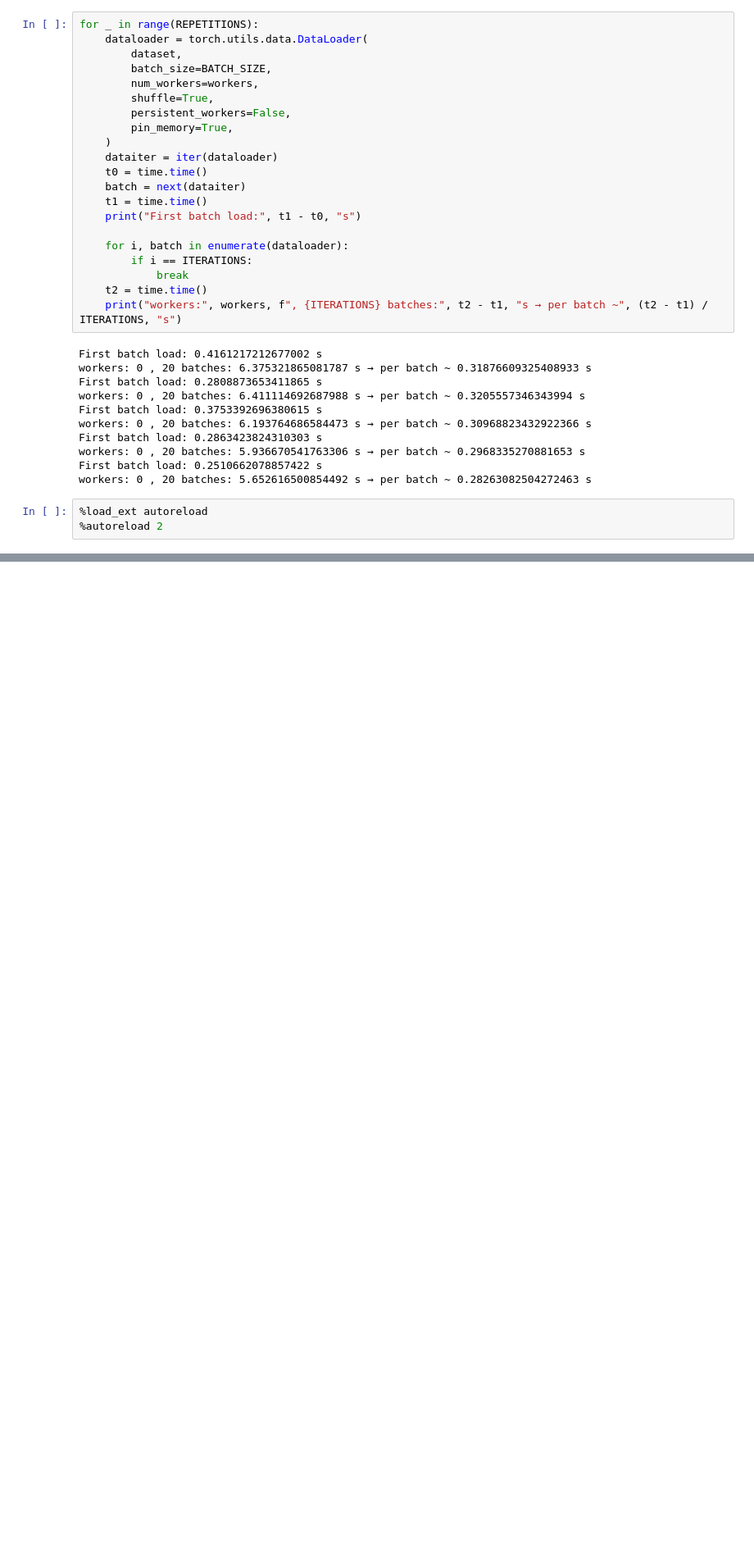
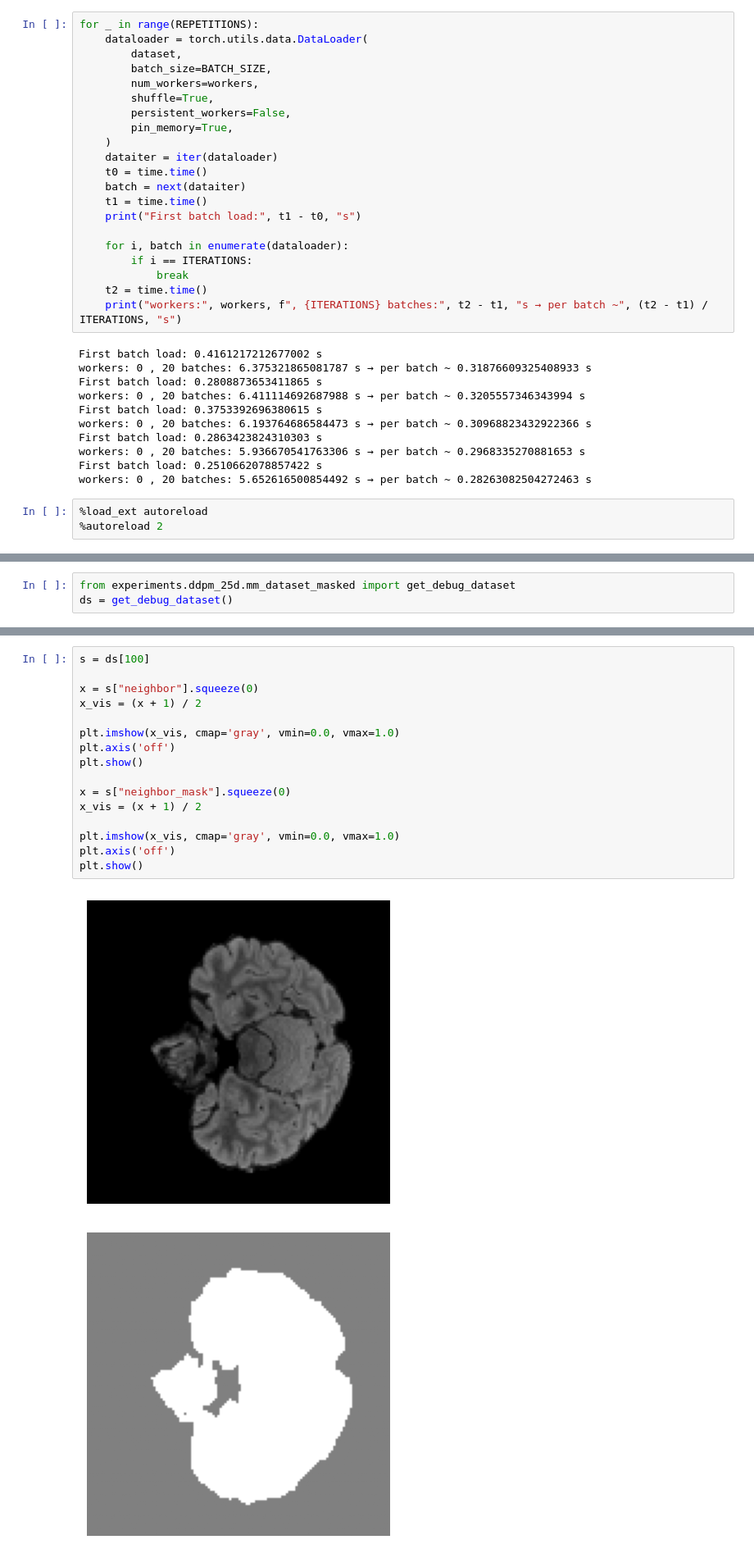
Before and after one commit to Hajny25/mri-diffusion, a Jupyter notebook: test.ipynb, the cells around one changed output, grey strips where cells are left out. Shown at 82% size. Cells and saved outputs as stored; diff of their text form; blank space fills up the shorter version.

```diff
--- a/test.ipynb
+++ b/test.ipynb
@@ -102,0 +146,3 @@ workers: 0 , 20 batches: 5.652616500854492 s → per batch ~ 0.28263082504272463
+# %%
+from experiments.ddpm_25d.mm_dataset_masked import get_debug_dataset
+ds = get_debug_dataset()
@@ -102,0 +171,19 @@ workers: 0 , 20 batches: 5.652616500854492 s → per batch ~ 0.28263082504272463
+# %%
+s = ds[100]
+
+x = s["neighbor"].squeeze(0)
+x_vis = (x + 1) / 2
+
+plt.imshow(x_vis, cmap='gray', vmin=0.0, vmax=1.0)
+plt.axis('off')
+plt.show()
+
+x = s["neighbor_mask"].squeeze(0)
+x_vis = (x + 1) / 2
+
+plt.imshow(x_vis, cmap='gray', vmin=0.0, vmax=1.0)
+plt.axis('off')
+plt.show()
+# %% [output]
+[figure, added]
+[figure, added]
```
Also changed, not shown: parts of 11 cells of this notebook, 8 other files.
